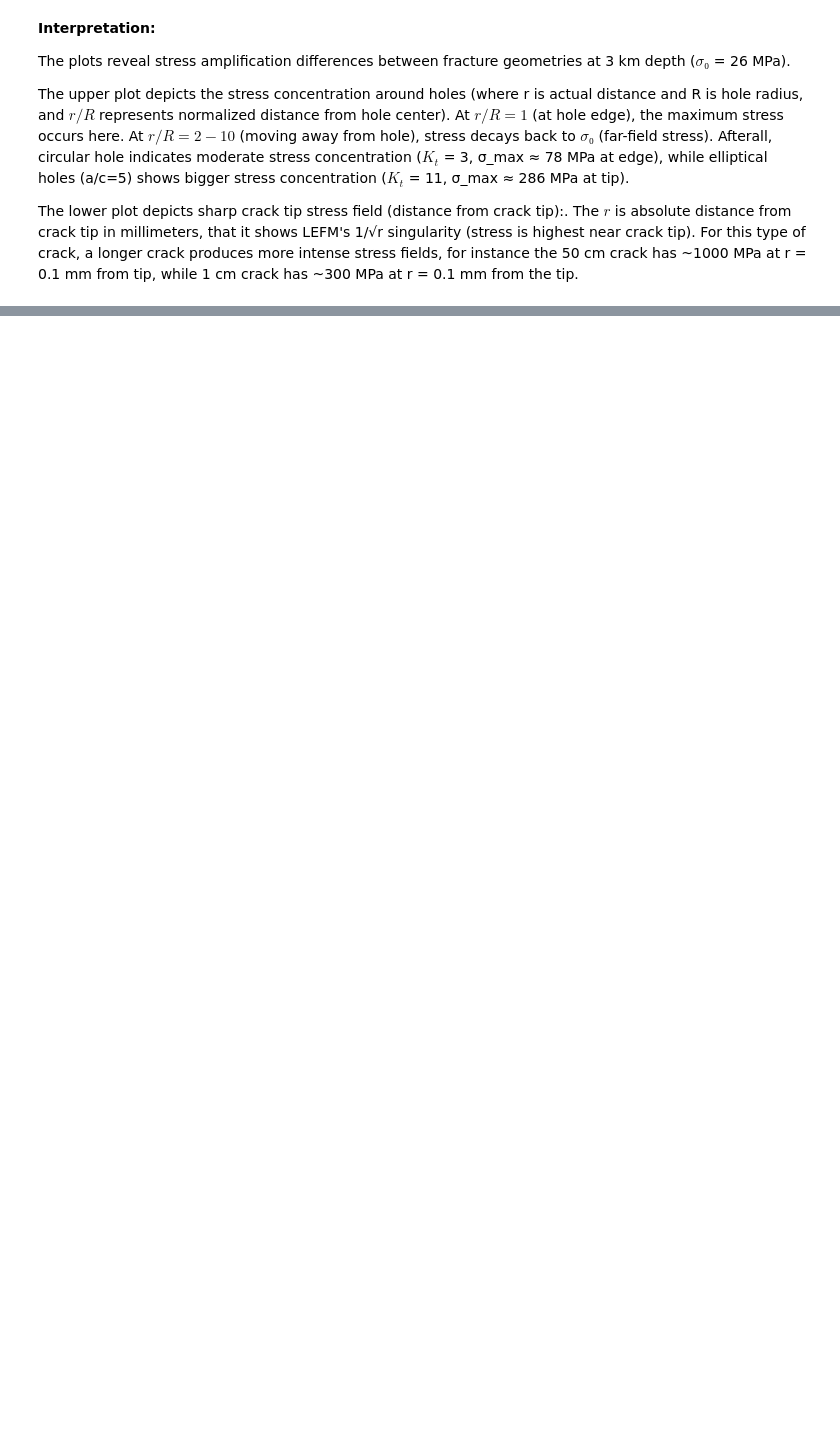
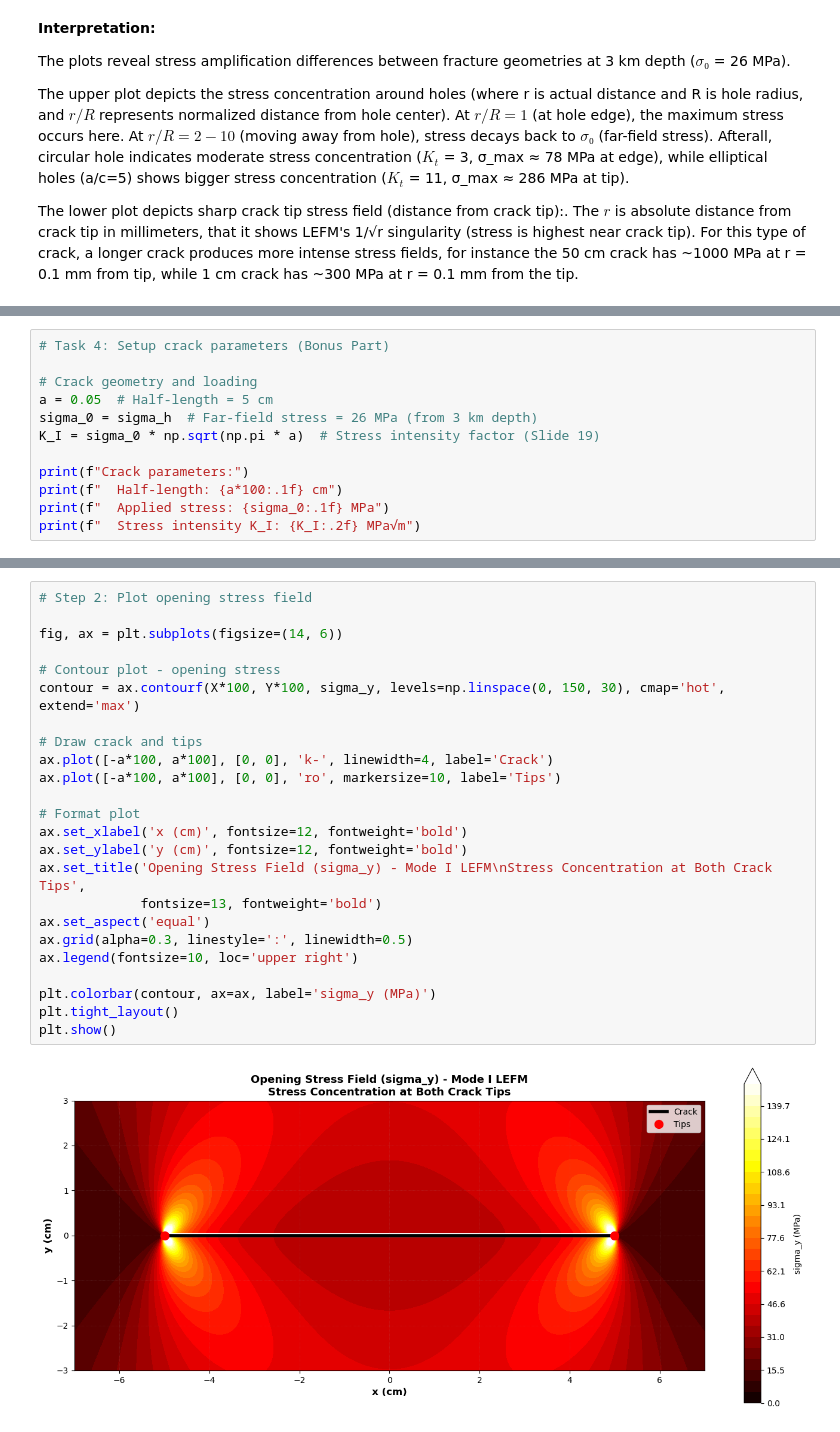
Before and after one commit to nandanajihha/Geomechanics-Q3, a Jupyter notebook: Exercise Geomechanics and Structural Geology (Feb 2026).ipynb, the cells around one changed output, grey strips where cells are left out. Cells and saved outputs as stored; diff of their text form; blank space fills up the shorter version.

```diff
--- a/Exercise Geomechanics and Structural Geology (Feb 2026).ipynb
+++ b/Exercise Geomechanics and Structural Geology (Feb 2026).ipynb
@@ -1503,0 +1549,12 @@ leading to very large local stresses. Therefore sharp ckracks or very ellongated
+# %%
+# Task 4: Setup crack parameters (Bonus Part)
+
+# Crack geometry and loading
+a = 0.05  # Half-length = 5 cm
+sigma_0 = sigma_h  # Far-field stress = 26 MPa (from 3 km depth)
+K_I = sigma_0 * np.sqrt(np.pi * a)  # Stress intensity factor (Slide 19)
+
+print(f"Crack parameters:")
+print(f"  Half-length: {a*100:.1f} cm")
+print(f"  Applied stress: {sigma_0:.1f} MPa")
+print(f"  Stress intensity K_I: {K_I:.2f} MPa√m")
@@ -1503,0 +1630,26 @@ leading to very large local stresses. Therefore sharp ckracks or very ellongated
+# %%
+# Step 2: Plot opening stress field
+
+fig, ax = plt.subplots(figsize=(14, 6))
+
+# Contour plot - opening stress
+contour = ax.contourf(X*100, Y*100, sigma_y, levels=np.linspace(0, 150, 30), cmap='hot', extend='max')
+
+# Draw crack and tips
+ax.plot([-a*100, a*100], [0, 0], 'k-', linewidth=4, label='Crack')
+ax.plot([-a*100, a*100], [0, 0], 'ro', markersize=10, label='Tips')
+
+# Format plot
+ax.set_xlabel('x (cm)', fontsize=12, fontweight='bold')
+ax.set_ylabel('y (cm)', fontsize=12, fontweight='bold')
+ax.set_title('Opening Stress Field (sigma_y) - Mode I LEFM\nStress Concentration at Both Crack Tips',
+             fontsize=13, fontweight='bold')
+ax.set_aspect('equal')
+ax.grid(alpha=0.3, linestyle=':', linewidth=0.5)
+ax.legend(fontsize=10, loc='upper right')
+
+plt.colorbar(contour, ax=ax, label='sigma_y (MPa)')
+plt.tight_layout()
+plt.show()
+# %% [output]
+[figure, added]
```
Also changed, not shown: parts of 11 cells of this notebook.
